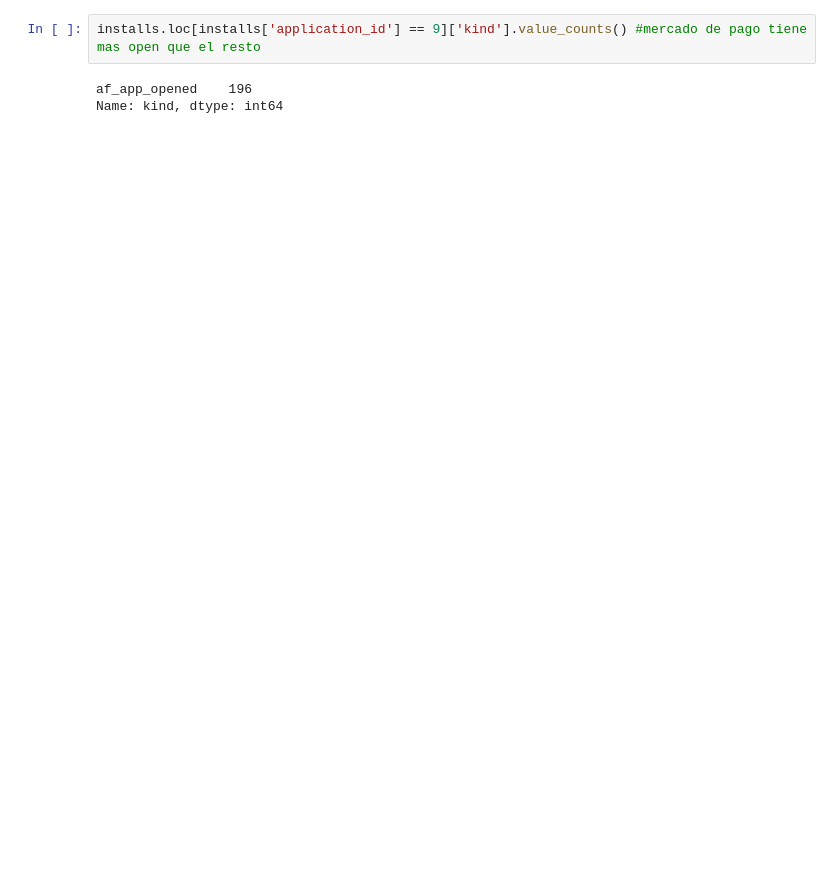
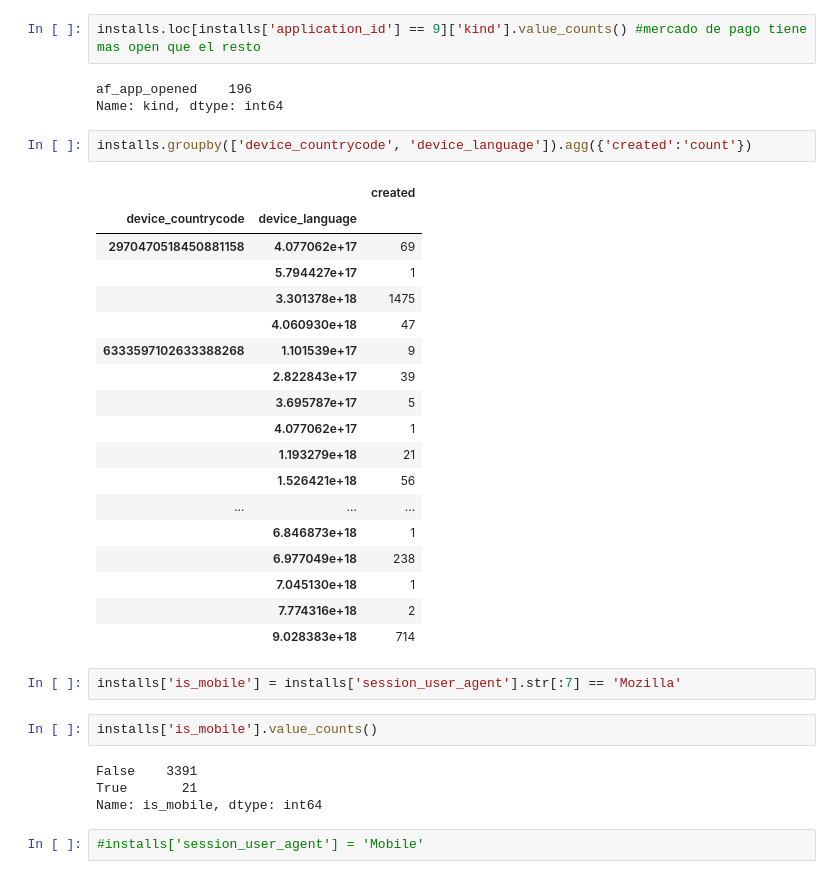
Before and after one commit to Elianagam/orgaDatosTp1, a Jupyter notebook: prueba_installs.ipynb, the cells around one changed output. Drawn from its saved outputs; the diff is of its cells as text; blank space fills up the shorter version.

Commit message:
agrego algunos groupby

```diff
--- a/prueba_installs.ipynb
+++ b/prueba_installs.ipynb
@@ -281,3 +268,34 @@ installs.loc[installs['application_id'] == 9]['kind'].value_counts() #mercado de
 # %% [output]
 af_app_opened    196
 Name: kind, dtype: int64
+# %%
+installs.groupby(['device_countrycode', 'device_language']).agg({'created':'count'})
+# %% [output]
+|  |  | created |
+| device_countrycode | device_language |  |
+| 2970470518450881158 | 4.077062e+17 | 69 |
+|  | 5.794427e+17 | 1 |
+|  | 3.301378e+18 | 1475 |
+|  | 4.060930e+18 | 47 |
+| 6333597102633388268 | 1.101539e+17 | 9 |
+|  | 2.822843e+17 | 39 |
+|  | 3.695787e+17 | 5 |
+|  | 4.077062e+17 | 1 |
+|  | 1.193279e+18 | 21 |
+|  | 1.526421e+18 | 56 |
+| ... | ... | ... |
+|  | 6.846873e+18 | 1 |
+|  | 6.977049e+18 | 238 |
+|  | 7.045130e+18 | 1 |
+|  | 7.774316e+18 | 2 |
+|  | 9.028383e+18 | 714 |
+# %%
+installs['is_mobile'] = installs['session_user_agent'].str[:7] == 'Mozilla'
+# %%
+installs['is_mobile'].value_counts()
+# %% [output]
+False    3391
+True       21
+Name: is_mobile, dtype: int64
+# %%
+#installs['session_user_agent'] = 'Mobile'
```
Also changed, not shown: parts of 7 cells of this notebook, 1 other file.
